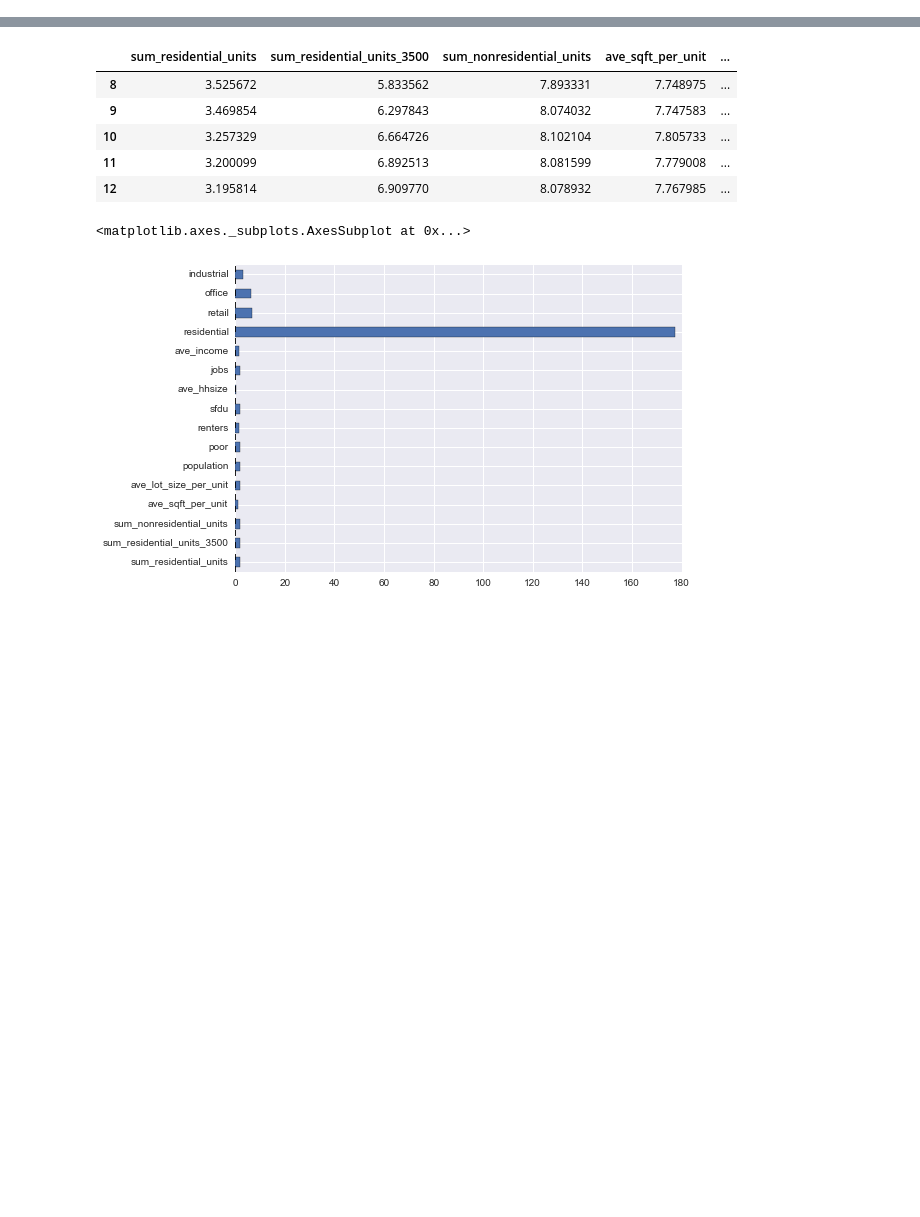
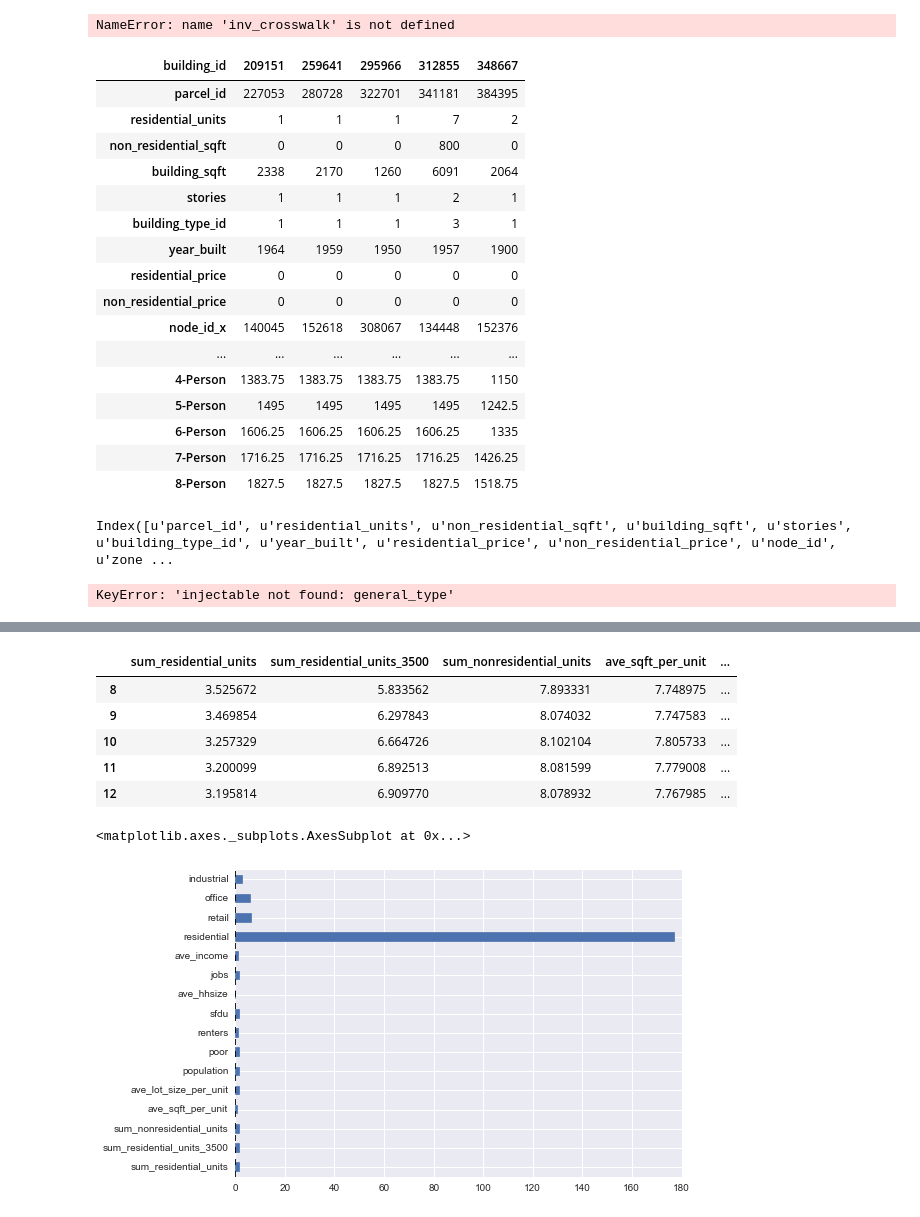
Before and after one commit to ual/bayarea_urbansim_archive, a Jupyter notebook: notebooks/Exploration-w-network.ipynb, the cells around one changed output, grey strips where cells are left out. Cells and saved outputs as stored; diff of their text form; code cells hidden in the pictures; blank space fills up the shorter version.

```diff
--- a/notebooks/Exploration-w-network.ipynb
+++ b/notebooks/Exploration-w-network.ipynb
@@ -103,3 +211,49 @@ Finished Fri Nov 14 09:24:22 2014
+# %%
+hud_bmr_50 = sim.get_table('HUD_below_market_rate_rent').to_frame()
+
+hud_bmr_50['fips']=hud_bmr_50.index
+hud_bmr_50['county_id']=hud_bmr_50['fips'].map(inv_crosswalk)
+hud_bmr_50.head()#['2-Person']
+sim.broadcast(cast='HUD_below_market_rate_rent', onto='parcels', cast_on='county_id',onto_on='county_id')
+#sim.broadcast(cast='HUD_below_market_rate_rent', onto='buildings', cast_on='county_id',onto_on='county_id')
+
+#sim.merge_tables(target='parcels',tables=['parcels','HUD_below_market_rate_rent'])
+mrg = sim.merge_tables(target='buildings',tables=['parcels','buildings','HUD_below_market_rate_rent'])
+# %% [output]
+NameError: name 'inv_crosswalk' is not defined
+# %%
+mrg.head().T
+# %% [output]
+| building_id | 209151 | 259641 | 295966 | 312855 | 348667 |
+| parcel_id | 227053 | 280728 | 322701 | 341181 | 384395 |
+| residential_units | 1 | 1 | 1 | 7 | 2 |
+| non_residential_sqft | 0 | 0 | 0 | 800 | 0 |
+| building_sqft | 2338 | 2170 | 1260 | 6091 | 2064 |
+| stories | 1 | 1 | 1 | 2 | 1 |
+| building_type_id | 1 | 1 | 1 | 3 | 1 |
+| year_built | 1964 | 1959 | 1950 | 1957 | 1900 |
+| residential_price | 0 | 0 | 0 | 0 | 0 |
+| non_residential_price | 0 | 0 | 0 | 0 | 0 |
+| node_id_x | 140045 | 152618 | 308067 | 134448 | 152376 |
+| ... | ... | ... | ... | ... | ... |
+| 4-Person | 1383.75 | 1383.75 | 1383.75 | 1383.75 | 1150 |
+| 5-Person | 1495 | 1495 | 1495 | 1495 | 1242.5 |
+| 6-Person | 1606.25 | 1606.25 | 1606.25 | 1606.25 | 1335 |
+| 7-Person | 1716.25 | 1716.25 | 1716.25 | 1716.25 | 1426.25 |
+| 8-Person | 1827.5 | 1827.5 | 1827.5 | 1827.5 | 1518.75 |
+# %%
+buildings.columns
+# %% [output]
+Index([u'parcel_id', u'residential_units', u'non_residential_sqft', u'building_sqft', u'stories', u'building_type_id', u'year_built', u'residential_price', u'non_residential_price', u'node_id', u'zone ...
+# %%
+#st=pd.HDFStore('/home/aksel/env/ual/bayarea_urbansim/data/bayarea_v3.h5')
+#st1=pd.HDFStore('/home/aksel/env/ual/bayarea_urbansim/data/bayarea_v2.h5')
+#st['buildings']=st1['buildings']
+bmr = sim.get_table('HUD_below_market_rate_rent').to_frame()
+bmr['fips']=bmr.index
+bmr.ix[:,['2-Person']].to_dict()
+# %% [output]
+KeyError: 'injectable not found: general_type'
 # %%
 feasibility = sim.get_table('feasibility')
 # %%
```
Also changed, not shown: parts of 21 cells of this notebook, 3 other files.
